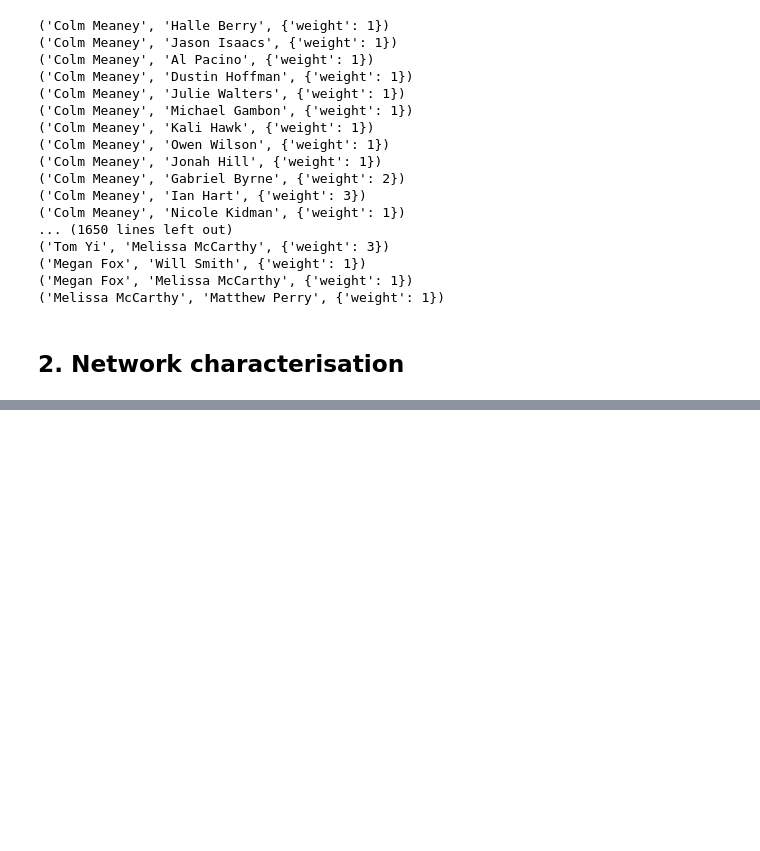
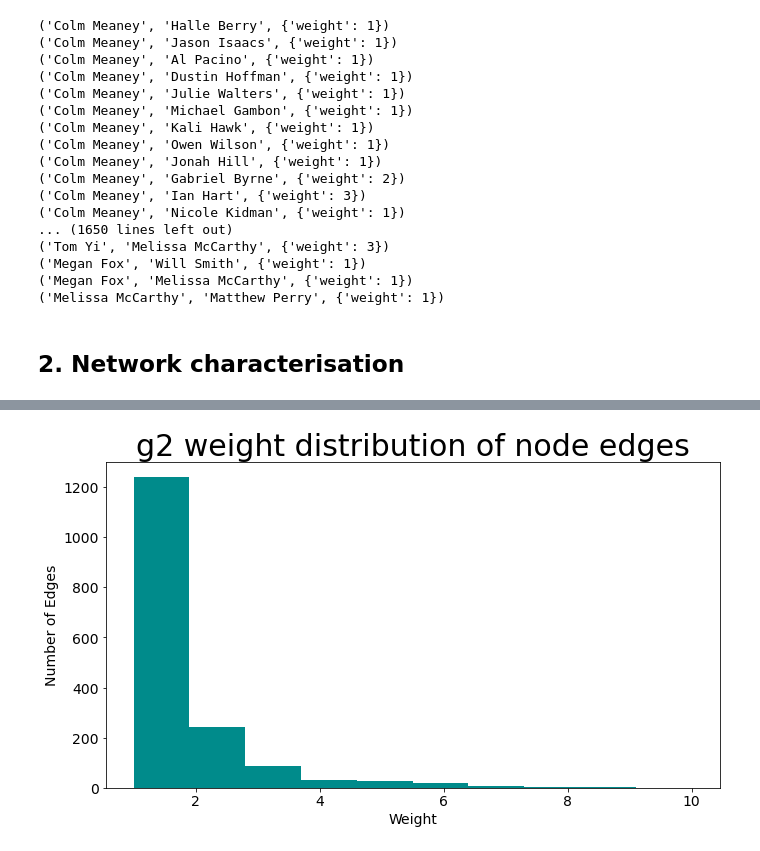
Before and after one commit to brianbyrne99/Network-Analysis, a Jupyter notebook: NetworkAnalysis_1.ipynb, the cells around one changed output, grey strips where cells are left out. Cells and saved outputs as stored; diff of their text form; code cells hidden in the pictures; blank space fills up the shorter version.

```diff
--- a/NetworkAnalysis_1.ipynb
+++ b/NetworkAnalysis_1.ipynb
@@ -212,0 +295,3 @@ showEdges(g2)
+# %%
+g2_weights=createDF(g2)
+g2_weights
@@ -212,0 +315,4 @@ showEdges(g2)
+# %%
+histogram(g2_weights,"g2 weight distribution of node edges")
+# %% [output]
+[figure, added]
```
Also changed, not shown: parts of 55 cells of this notebook.
